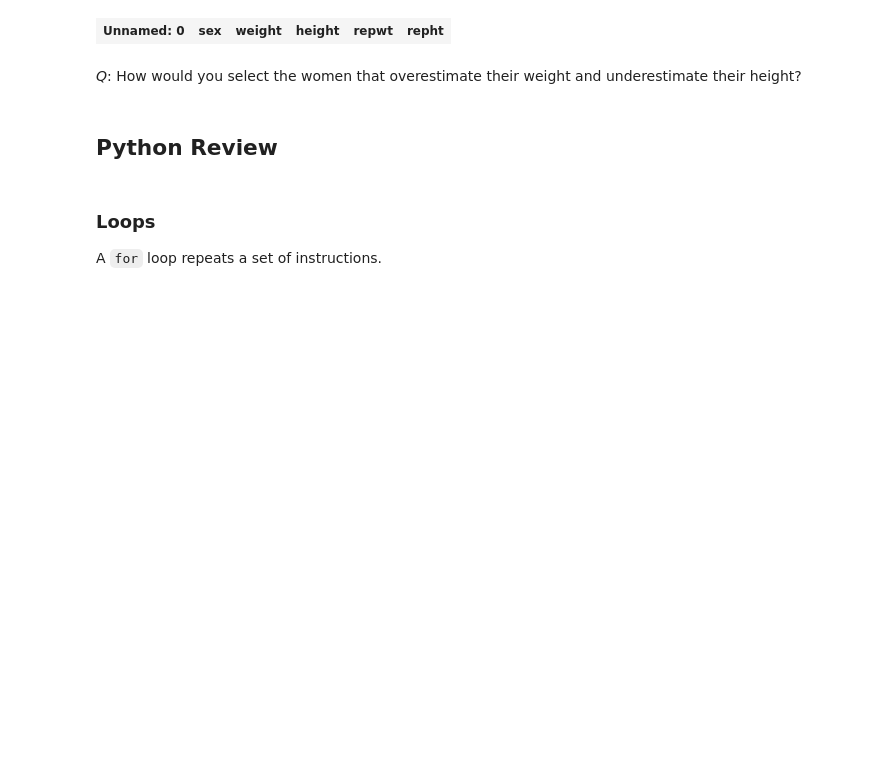
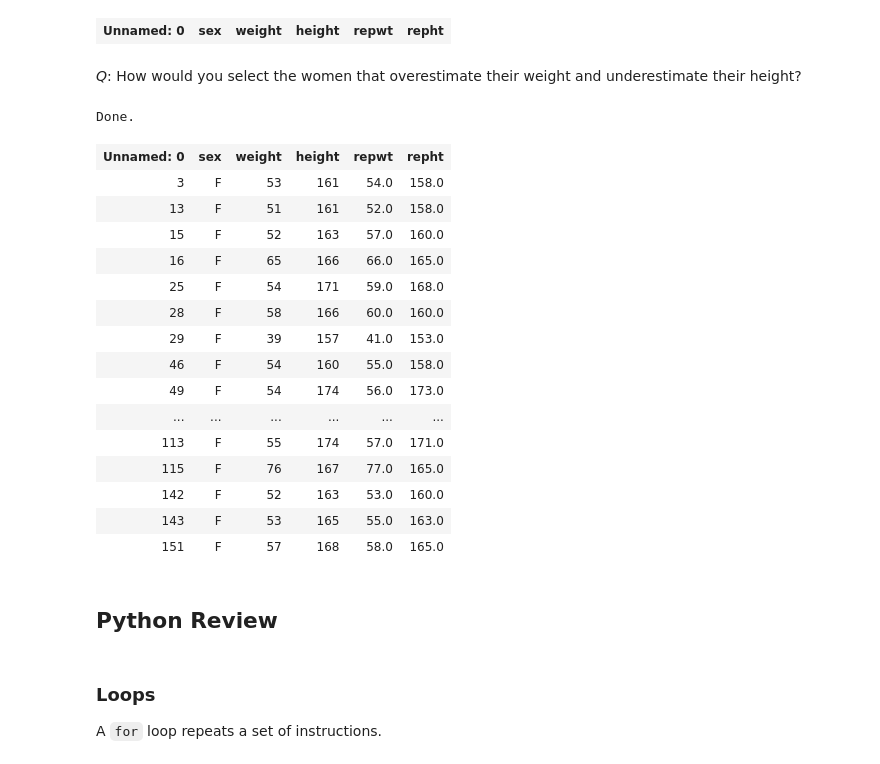
Before and after one commit to organisciak/Scripting-Course, a Jupyter notebook: slides/03-sql-pandas.ipynb, the cells around one changed output. Drawn from its saved outputs; the diff is of its cells as text; code cells hidden in the pictures; blank space fills up the shorter version.

```diff
--- a/slides/03-sql-pandas.ipynb
+++ b/slides/03-sql-pandas.ipynb
@@ -163,3 +169,28 @@ SELECT ....
+# %%
+%%sql
+SELECT * FROM heights
+    WHERE sex == 'F'
+    AND repwt > weight
+    AND repht < height
+;
+# %% [output]
+Done.
+| Unnamed: 0 | sex | weight | height | repwt | repht |
+| 3 | F | 53 | 161 | 54.0 | 158.0 |
+| 13 | F | 51 | 161 | 52.0 | 158.0 |
+| 15 | F | 52 | 163 | 57.0 | 160.0 |
+| 16 | F | 65 | 166 | 66.0 | 165.0 |
+| 25 | F | 54 | 171 | 59.0 | 168.0 |
+| 28 | F | 58 | 166 | 60.0 | 160.0 |
+| 29 | F | 39 | 157 | 41.0 | 153.0 |
+| 46 | F | 54 | 160 | 55.0 | 158.0 |
+| 49 | F | 54 | 174 | 56.0 | 173.0 |
+| ... | ... | ... | ... | ... | ... |
+| 113 | F | 55 | 174 | 57.0 | 171.0 |
+| 115 | F | 76 | 167 | 77.0 | 165.0 |
+| 142 | F | 52 | 163 | 53.0 | 160.0 |
+| 143 | F | 53 | 165 | 55.0 | 163.0 |
+| 151 | F | 57 | 168 | 58.0 | 165.0 |
 # %% [markdown]
 ## Python Review
 # %%
```
Also changed, not shown: parts of 16 cells of this notebook, 5 other files.
